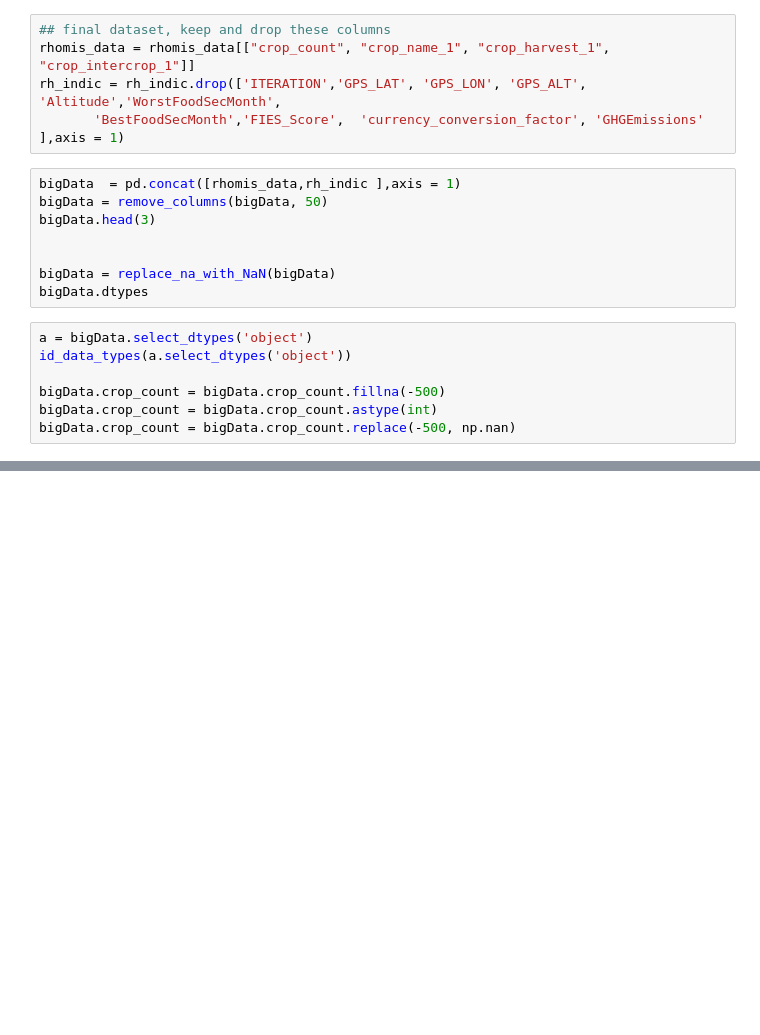
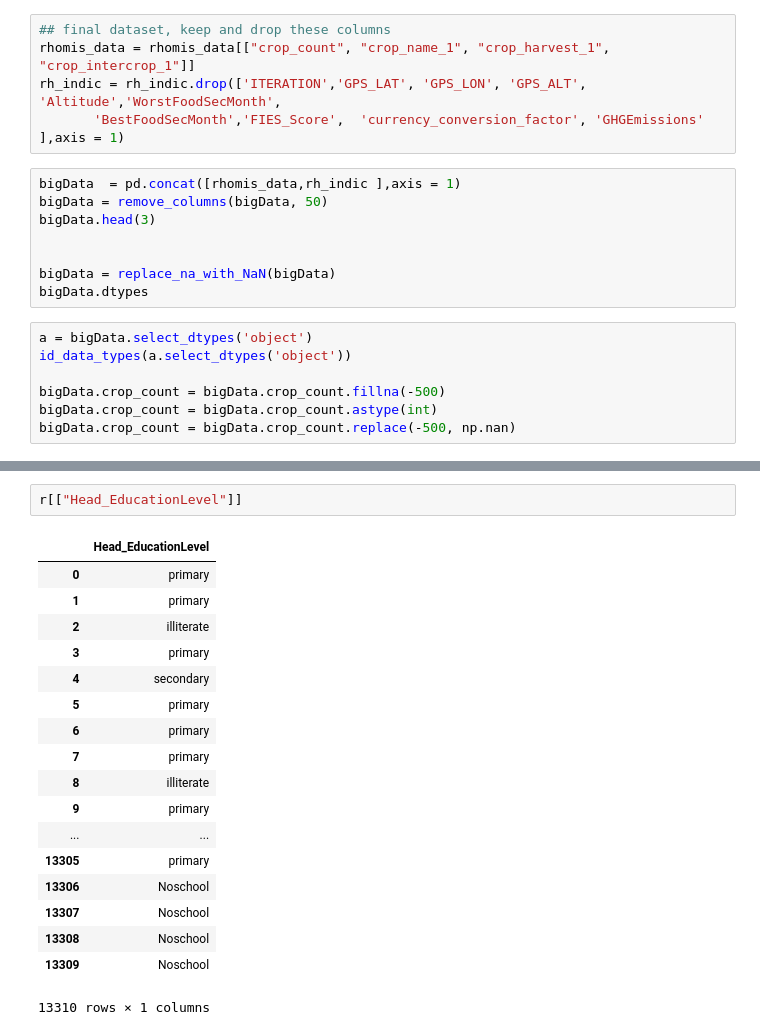
Before and after one commit to laporpe/STA_208, a Jupyter notebook: finalized_code/data_cleaning.ipynb, the cells around one changed output, grey strips where cells are left out. Cells and saved outputs as stored; diff of their text form; blank space fills up the shorter version.

```diff
--- a/finalized_code/data_cleaning.ipynb
+++ b/finalized_code/data_cleaning.ipynb
@@ -85,0 +146,21 @@ bigData.crop_count = bigData.crop_count.replace(-500, np.nan)
+# %%
+r[["Head_EducationLevel"]]
+# %% [output]
+|  | Head_EducationLevel |
+| 0 | primary |
+| 1 | primary |
+| 2 | illiterate |
+| 3 | primary |
+| 4 | secondary |
+| 5 | primary |
+| 6 | primary |
+| 7 | primary |
+| 8 | illiterate |
+| 9 | primary |
+| ... | ... |
+| 13305 | primary |
+| 13306 | Noschool |
+| 13307 | Noschool |
+| 13308 | Noschool |
+| 13309 | Noschool |
+13310 rows × 1 columns
```
Also changed, not shown: parts of 7 cells of this notebook, 3 other files.
